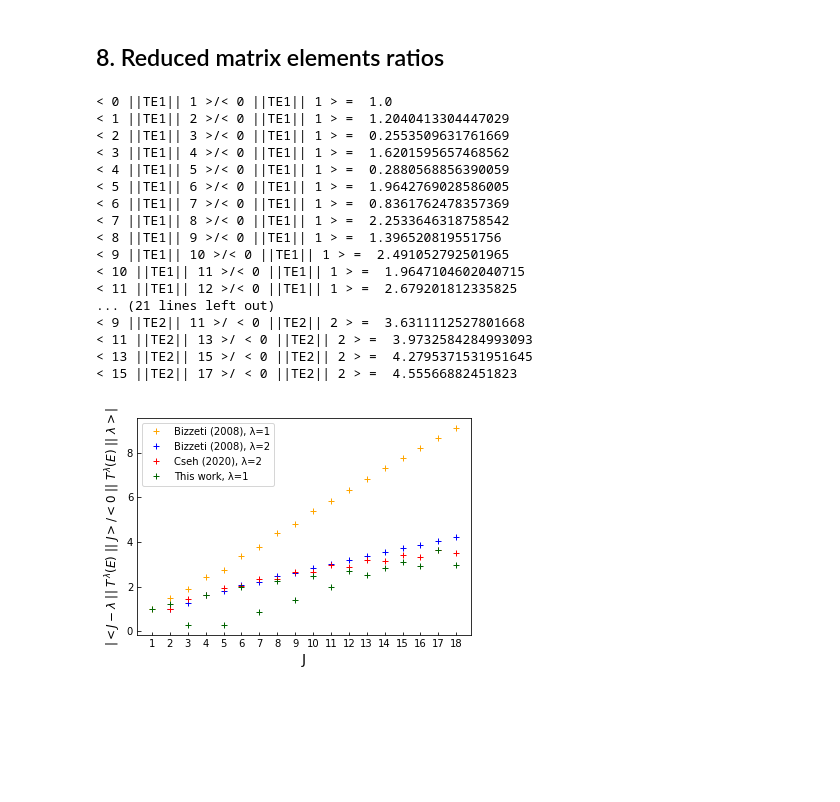
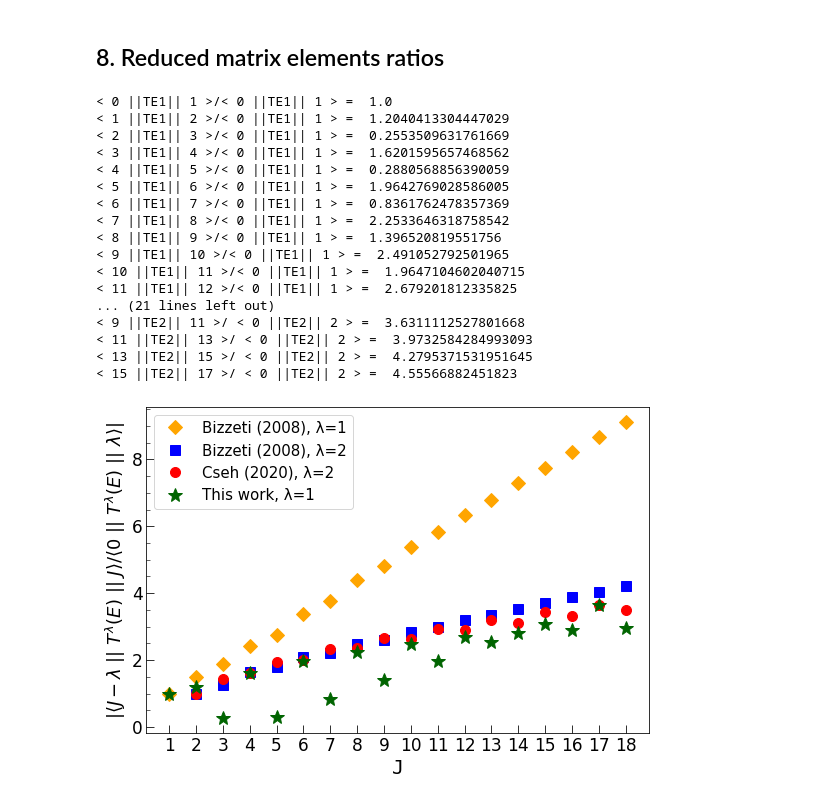
Before and after one commit to arestrepogiraldo2200/B-E1-strengths-in-proxy-SU-3, a Jupyter notebook: rY_rmes/MatrixElementComputation.ipynb, the cells around one changed output. Cells and saved outputs as stored; diff of their text form; code cells hidden in the pictures; blank space fills up the shorter version.

Commit message:
improved figures

```diff
--- a/rY_rmes/MatrixElementComputation.ipynb
+++ b/rY_rmes/MatrixElementComputation.ipynb
@@ -1163,57 +1167,67 @@ for i in BE2_Th:
 #==============================================================================
 # Plot
 
-# Matrix elements from PHYSICAL REVIEW C 77, 024320 (2008)
-plt.plot([1,2,3,4,5,6,7,8,9,10,11,12,13,14,15,16,17,18],[1,1.50,1.87,2.41,2.76,3.38,3.76,4.39, 4.80, 5.39, 5.82, 6.35, 6.80, 7.30, 7.75, 8.22, 8.67, 9.12], "+", color = "orange", label="Bizzeti (2008), λ=1")
-plt.xticks(ticks=[1,2,3,4,5,6,7,8,9,10,11,12,13,14,15,16,17,18])
+
+fig = plt.figure(figsize=(9,6))
 
 # Matrix elements from PHYSICAL REVIEW C 77, 024320 (2008)
-plt.plot([2,3,4,5,6,7,8,9,10,11,12,13,14,15,16,17,18],[1,1.27, 1.63,1.78, 2.09, 2.21, 2.48, 2.61, 2.84, 2.99, 3.20, 3.36, 3.54,  3.71, 3.88, 4.05, 4.21], "+", color = "blue", label="Bizzeti (2008), λ=2")
-plt.xticks(ticks=[1,2,3,4,5,6,7,8,9,10,11,12,13,14,15,16,17,18])
+plt.plot([1,2,3,4,5,6,7,8,9,10,11,12,13,14,15,16,17,18],[1,1.50,1.87,2.41,2.76,3.38,3.76,4.39, 4.80, 5.39, 5.82, 6.35, 6.80, 7.30, 7.75, 8.22, 8.67, 9.12], "D", color = "orange", label="Bizzeti (2008), λ=1", markersize=10)
+plt.xticks(ticks=[1,2,3,4,5,6,7,8,9,10,11,12,13,14,15,16,17,18], size=17)
+
+# Matrix elements from PHYSICAL REVIEW C 77, 024320 (2008)
+plt.plot([2,3,4,5,6,7,8,9,10,11,12,13,14,15,16,17,18],[1,1.27, 1.63,1.78, 2.09, 2.21, 2.48, 2.61, 2.84, 2.99, 3.20, 3.36, 3.54,  3.71, 3.88, 4.05, 4.21], "s", color = "blue", label="Bizzeti (2008), λ=2", markersize=10)
+plt.xticks(ticks=[1,2,3,4,5,6,7,8,9,10,11,12,13,14,15,16,17,18], size=17)
+plt.yticks(size=17)
+plt.tick_params(axis="y", which="minor",direction="in", length=4)
+
 
 # Qudrupole transitions plot
 for i in BE2_Th:
     if i[1] == 2:
-        plt.plot(i[1], np.sqrt(i[0]*(2*i[1]+1))/np.sqrt(95.999949391166*(2*2+1)), "+", color = "red", label="Cseh (2020), λ=2")
+        plt.plot(i[1], np.sqrt(i[0]*(2*i[1]+1))/np.sqrt(95.999949391166*(2*2+1)), ".", color = "red", label="Cseh (2020), λ=2", markersize=20)
     else:
-        plt.plot(i[1], np.sqrt(i[0]*(2*i[1]+1))/np.sqrt(95.999949391166*(2*2+1)), "+", color = "red")
+        plt.plot(i[1], np.sqrt(i[0]*(2*i[1]+1))/np.sqrt(95.999949391166*(2*2+1)), ".", color = "red", markersize=20)
 
 # Dipole transitions plot
 for i in range(1, 19):
     if (i%2 == 0):
         if i == 2:
-            plt.plot(i,abs(TE1_RME(i-1, i)/TE1_RME(1, 0)),"+", color = "darkgreen", label="This work, λ=1")
+            plt.plot(i,abs(TE1_RME(i-1, i)/TE1_RME(1, 0)),"*", color = "darkgreen", label="This work, λ=1", markersize=15)
         else:
-            plt.plot(i,abs(TE1_RME(i-1, i)/TE1_RME(1, 0)),"+", color = "darkgreen")
+            plt.plot(i,abs(TE1_RME(i-1, i)/TE1_RME(1, 0)),"*", color = "darkgreen", markersize=15)
     else:
-        plt.plot(i,abs(TE1_RME(i, i-1)/TE1_RME(1, 0)),"+", color = "darkgreen")
+        plt.plot(i,abs(TE1_RME(i, i-1)/TE1_RME(1, 0)),"*", color = "darkgreen", markersize=15)
 
-plt.ylabel(r"$|<$$J-\lambda$ $||$ $T^\lambda(E)$ $||$ $J$$>/<$$0$ $||$ $T^\lambda(E)$ $||$ $\lambda$$>|$", size="large")
-plt.xlabel("J", size="x-large")
-plt.tick_params(axis="x", direction="in")
-plt.tick_params(axis="y", direction="in")
-plt.legend()
-plt.savefig('Matrix_Element_Ratios.png', format='png', dpi=1200)
+plt.ylabel(r"$|\langle$$J-\lambda$ $||$ $T^\lambda(E)$ $||$ $J$$\rangle/\langle$$0$ $||$ $T^\lambda(E)$ $||$ $\lambda$$\rangle|$", size=18)
+plt.xlabel("J", size=20, fontfamily="monospace")
+plt.tick_params(axis="x", direction="in", length=8)
+plt.tick_params(axis="y", direction="in", length=8)
+plt.legend(fontsize=15)
+plt.tick_params(axis='x', which='minor', bottom=False)
+plt.tick_params(axis="y", which="minor", direction="in", length=4)
+plt.minorticks_on()
+
+plt.savefig('Matrix_Element_Ratios.pdf', format='pdf', dpi=300, bbox_inches='tight')
 plt.show()
 # %% [output]
 < 0 ||TE1|| 1 >/< 0 ||TE1|| 1 > =  1.0
 < 1 ||TE1|| 2 >/< 0 ||TE1|| 1 > =  1.2040413304447029
 < 2 ||TE1|| 3 >/< 0 ||TE1|| 1 > =  0.2553509631761669
 < 3 ||TE1|| 4 >/< 0 ||TE1|| 1 > =  1.6201595657468562
 < 4 ||TE1|| 5 >/< 0 ||TE1|| 1 > =  0.2880568856390059
 < 5 ||TE1|| 6 >/< 0 ||TE1|| 1 > =  1.9642769028586005
 < 6 ||TE1|| 7 >/< 0 ||TE1|| 1 > =  0.8361762478357369
 < 7 ||TE1|| 8 >/< 0 ||TE1|| 1 > =  2.2533646318758542
 < 8 ||TE1|| 9 >/< 0 ||TE1|| 1 > =  1.396520819551756
 < 9 ||TE1|| 10 >/< 0 ||TE1|| 1 > =  2.491052792501965
 < 10 ||TE1|| 11 >/< 0 ||TE1|| 1 > =  1.9647104602040715
 < 11 ||TE1|| 12 >/< 0 ||TE1|| 1 > =  2.679201812335825
 ... (21 lines left out)
 < 9 ||TE2|| 11 >/ < 0 ||TE2|| 2 > =  3.6311112527801668
 < 11 ||TE2|| 13 >/ < 0 ||TE2|| 2 > =  3.9732584284993093
 < 13 ||TE2|| 15 >/ < 0 ||TE2|| 2 > =  4.2795371531951645
 < 15 ||TE2|| 17 >/ < 0 ||TE2|| 2 > =  4.55566882451823
-[figure, old version]
+[figure, new version]
 # %%
 # Reduced matrix elements
 # Dipole transitions <J-1||TE1||J>
```
Also changed, not shown: parts of 2 cells of this notebook, 43 other files.
